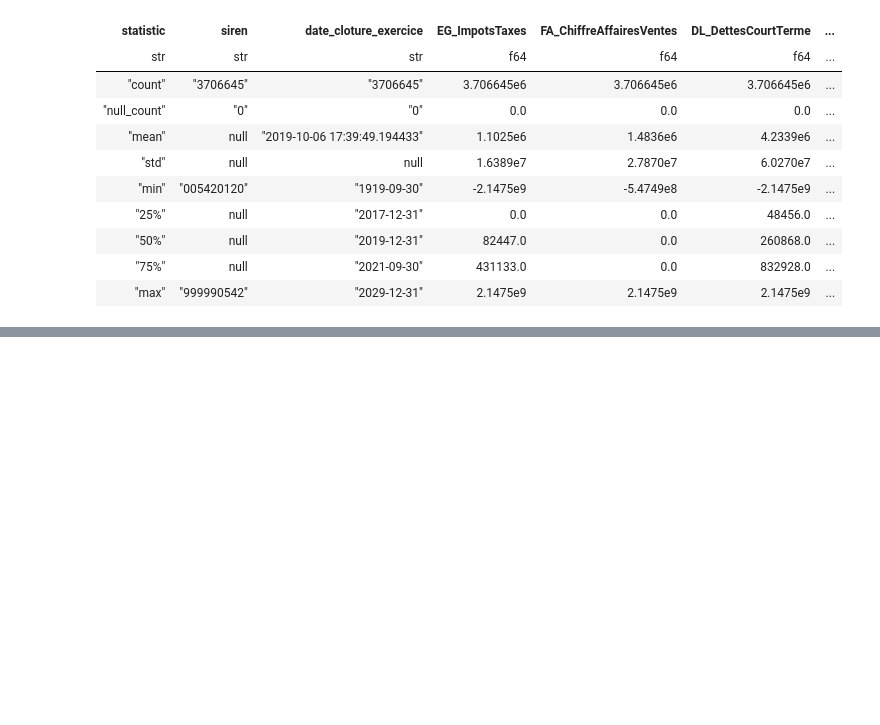
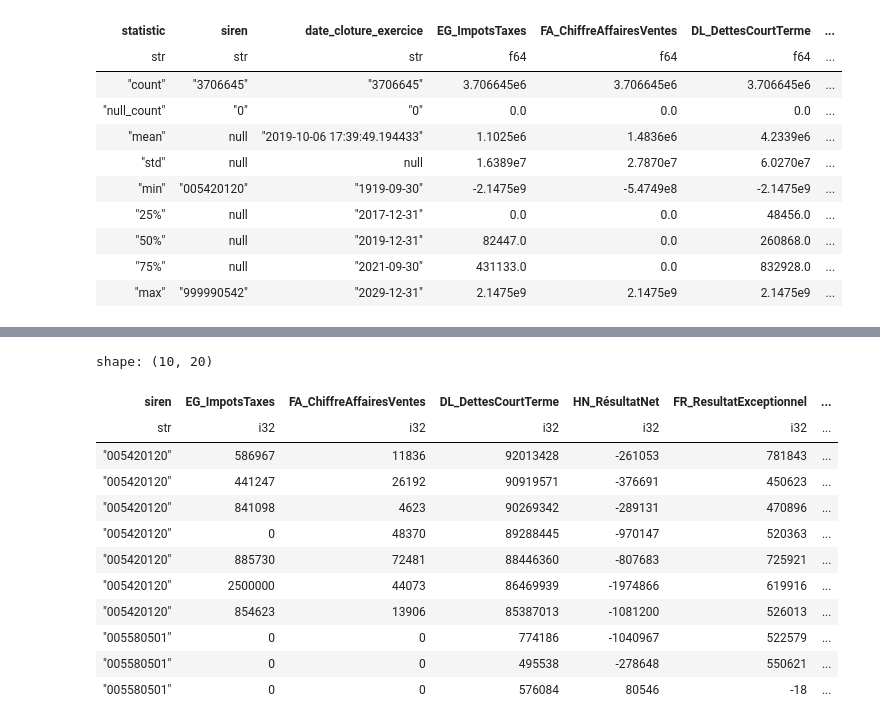
Before and after one commit to ugozchi/AS_Supervised_Learning, a Jupyter notebook: Notebooks/00_Sandbox.ipynb, the cells around one changed output, grey strips where cells are left out. Cells and saved outputs as stored; diff of their text form; code cells hidden in the pictures; blank space fills up the shorter version.

```diff
--- a/Notebooks/00_Sandbox.ipynb
+++ b/Notebooks/00_Sandbox.ipynb
@@ -242,0 +350,4 @@ df_bilan = df_bilan.drop(['date_cloture_exercice'])
+# %%
+# drop moi toutes les ligens ou HN_RésultatNet est 0
+
+df_bilan = df_bilan.filter(df_bilan['HN_RésultatNet'] != 0)
@@ -242,0 +369,10 @@ df_bilan = df_bilan.drop(['date_cloture_exercice'])
+# %%
+# garde moi que les siren qui on une ligne pour chaque année de 2016 à 2022
+
+siren_counts = df_bilan.filter((df_bilan['AnneeClotureExercice'] >= 2016) & (df_bilan['AnneeClotureExercice'] <= 2022)) \
+    .group_by('siren') \
+    .agg(pl.count()) \
+    .filter(pl.col('count') == 7) \
+    .select('siren')
+df_bilan = df_bilan.join(siren_counts, on='siren', how='inner')
+df_bilan.describe()
@@ -242,0 +394,16 @@ df_bilan = df_bilan.drop(['date_cloture_exercice'])
+# %%
+df_bilan.head(10)
+# %% [output]
+shape: (10, 20)
+| siren | EG_ImpotsTaxes | FA_ChiffreAffairesVentes | DL_DettesCourtTerme | HN_RésultatNet | FR_ResultatExceptionnel | ... |
+| str | i32 | i32 | i32 | i32 | i32 | ... |
+| "005420120" | 586967 | 11836 | 92013428 | -261053 | 781843 | ... |
+| "005420120" | 441247 | 26192 | 90919571 | -376691 | 450623 | ... |
+| "005420120" | 841098 | 4623 | 90269342 | -289131 | 470896 | ... |
+| "005420120" | 0 | 48370 | 89288445 | -970147 | 520363 | ... |
+| "005420120" | 885730 | 72481 | 88446360 | -807683 | 725921 | ... |
+| "005420120" | 2500000 | 44073 | 86469939 | -1974866 | 619916 | ... |
+| "005420120" | 854623 | 13906 | 85387013 | -1081200 | 526013 | ... |
+| "005580501" | 0 | 0 | 774186 | -1040967 | 522579 | ... |
+| "005580501" | 0 | 0 | 495538 | -278648 | 550621 | ... |
+| "005580501" | 0 | 0 | 576084 | 80546 | -18 | ... |
```
Also changed, not shown: parts of 25 cells of this notebook, 3 other files.
